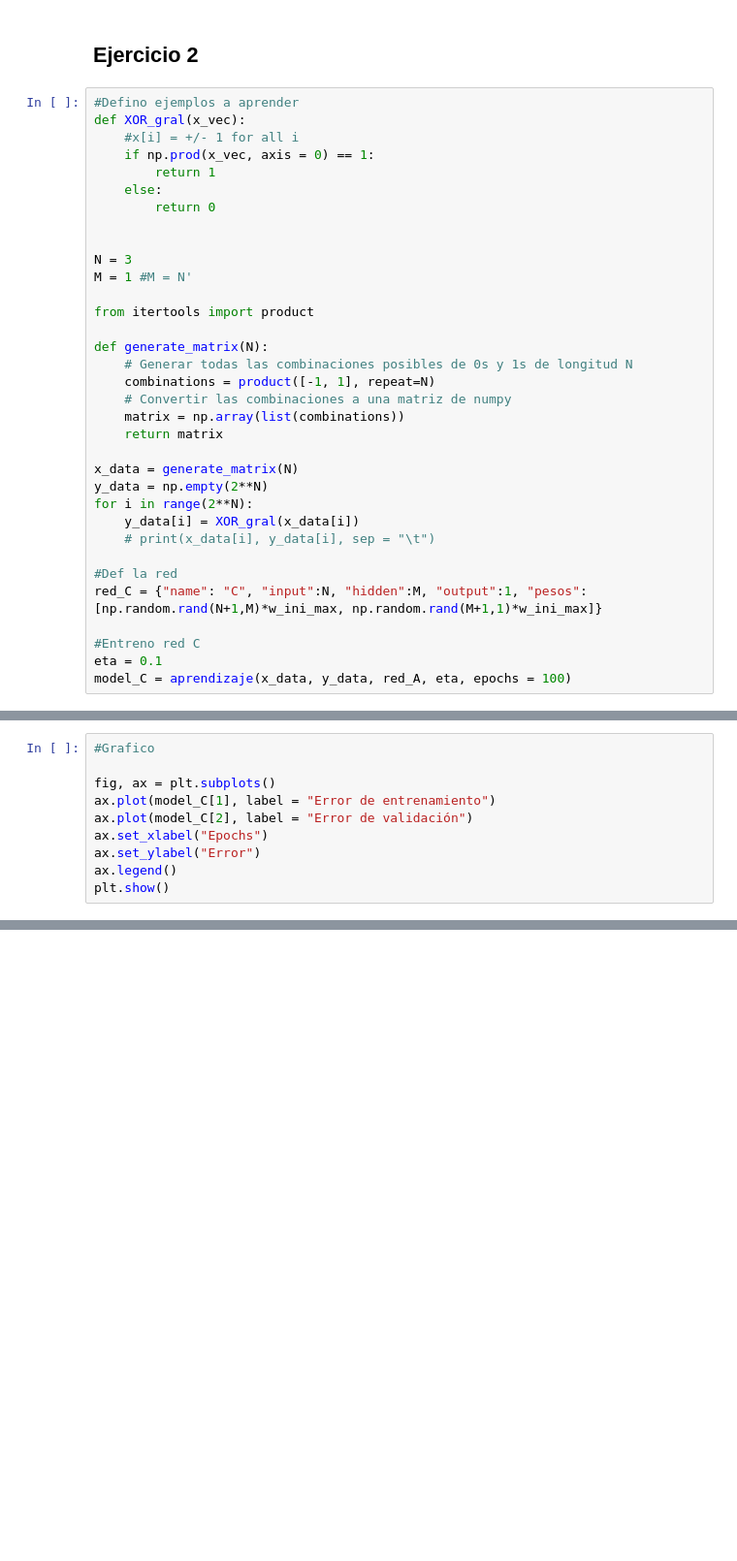
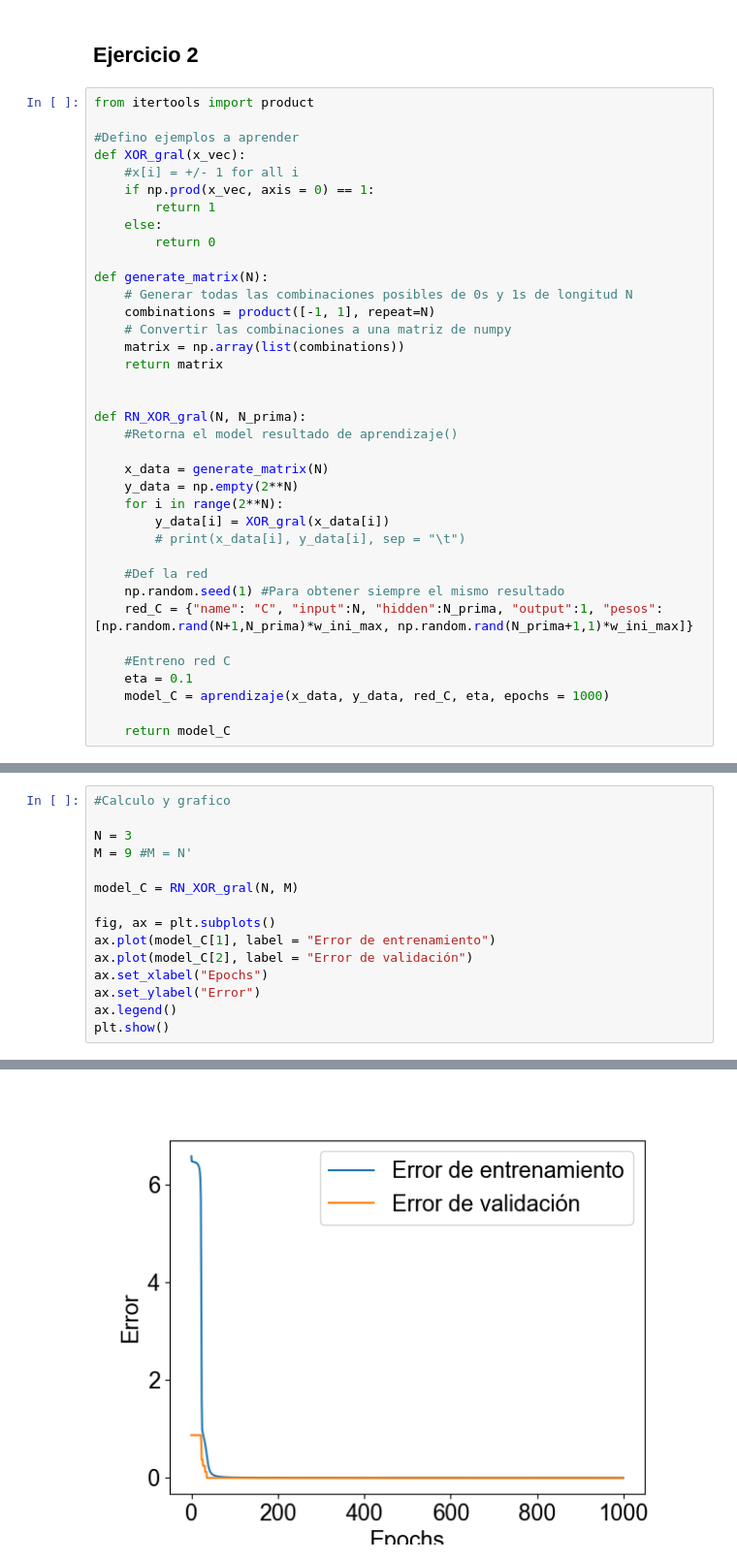
Before and after one commit to Lupama2/RedesNeuronales, a Jupyter notebook: Practicas/practica_4/practica_4_ej_1.ipynb, the cells around one changed output, grey strips where cells are left out. Shown at 97% size. Saved outputs shown, nothing was run; the diff lists cells and outputs as text; blank space fills up the shorter version.

```diff
--- a/Practicas/practica_4/practica_4_ej_1.ipynb
+++ b/Practicas/practica_4/practica_4_ej_1.ipynb
@@ -199,6 +200,8 @@ plt.show()
 # %% [markdown]
 ## Ejercicio 2
 # %%
+from itertools import product
+
 #Defino ejemplos a aprender
 def XOR_gral(x_vec):
     #x[i] = +/- 1 for all i
@@ -207,12 +210,6 @@ def XOR_gral(x_vec):
     else:
         return 0
 
-
-N = 3
-M = 1 #M = N'
-
-from itertools import product
-
 def generate_matrix(N):
     # Generar todas las combinaciones posibles de 0s y 1s de longitud N
     combinations = product([-1, 1], repeat=N)
@@ -220,15 +217,22 @@ def generate_matrix(N):
     matrix = np.array(list(combinations))
     return matrix
 
-x_data = generate_matrix(N)
-y_data = np.empty(2**N)
-for i in range(2**N):
-    y_data[i] = XOR_gral(x_data[i])
-    # print(x_data[i], y_data[i], sep = "\t")
 
-#Def la red
-red_C = {"name": "C", "input":N, "hidden":M, "output":1, "pesos":[np.random.rand(N+1,M)*w_ini_max, np.random.rand(M+1,1)*w_ini_max]}
+def RN_XOR_gral(N, N_prima):
+    #Retorna el model resultado de aprendizaje()
 
-#Entreno red C
-eta = 0.1
-model_C = aprendizaje(x_data, y_data, red_A, eta, epochs = 100)
+    x_data = generate_matrix(N)
+    y_data = np.empty(2**N)
+    for i in range(2**N):
+        y_data[i] = XOR_gral(x_data[i])
+        # print(x_data[i], y_data[i], sep = "\t")
+
+    #Def la red
+    np.random.seed(1) #Para obtener siempre el mismo resultado
+    red_C = {"name": "C", "input":N, "hidden":N_prima, "output":1, "pesos":[np.random.rand(N+1,N_prima)*w_ini_max, np.random.rand(N_prima+1,1)*w_ini_max]}
+
+    #Entreno red C
+    eta = 0.1
+    model_C = aprendizaje(x_data, y_data, red_C, eta, epochs = 1000)
+
+    return model_C
@@ -237,5 +239,10 @@ ValueError: shapes (2,3) and (4,) not aligned: 3 (dim 1) != 4 (dim 0)
 # %%
-#Grafico
+#Calculo y grafico
+
+N = 3
+M = 9 #M = N'
+
+model_C = RN_XOR_gral(N, M)
 
 fig, ax = plt.subplots()
 ax.plot(model_C[1], label = "Error de entrenamiento")
@@ -264,0 +255 @@ array([[0, 0, 0, 0, 0],
+[figure, added]
```
Also changed, not shown: parts of 3 cells of this notebook.
